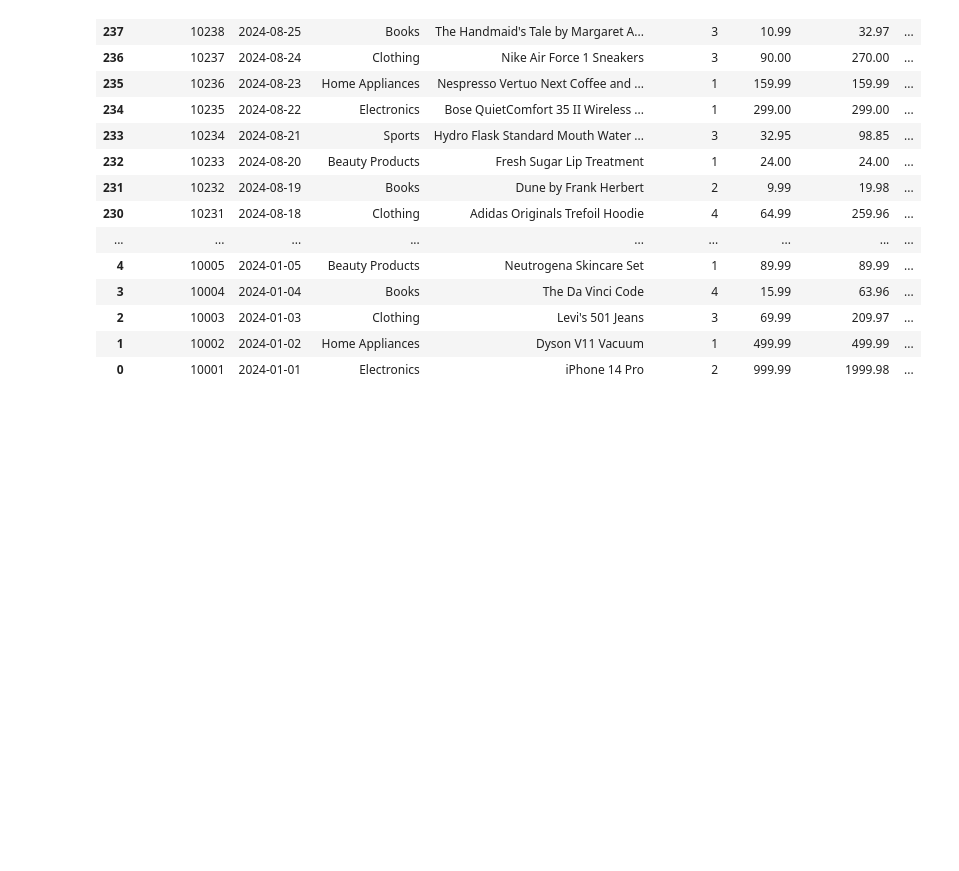
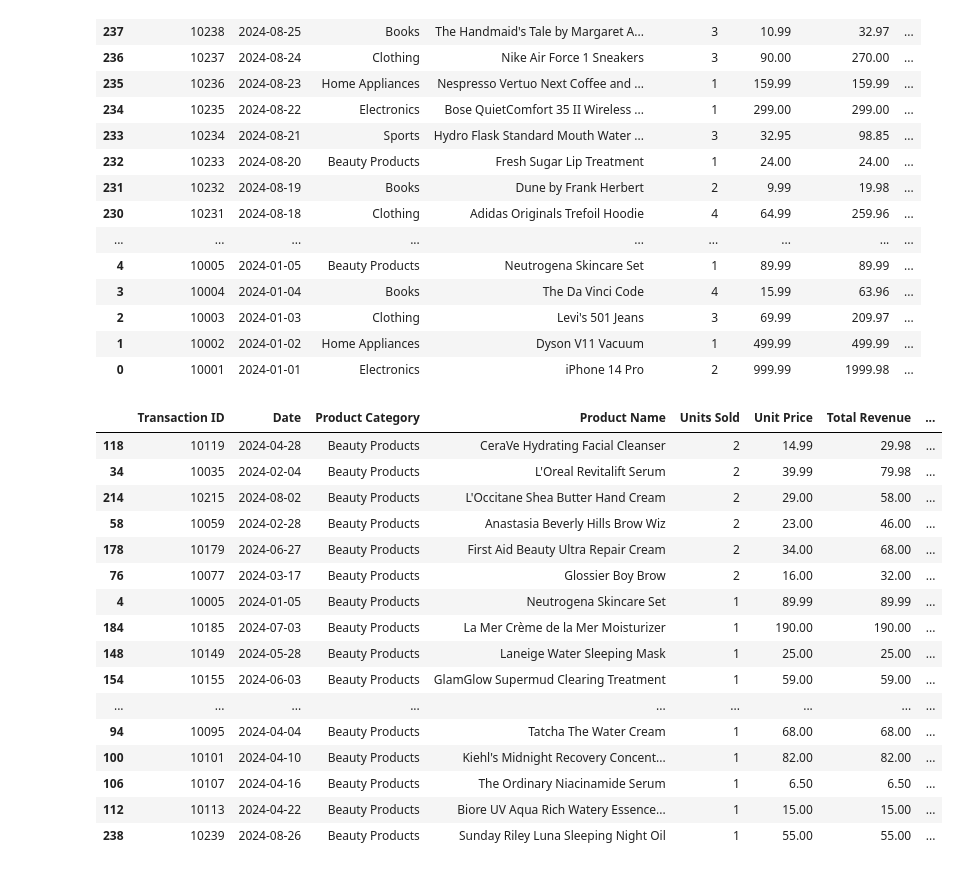
Before and after one commit to sindhuyarajana/Pandas, a Jupyter notebook: filtering_ordering.ipynb, the cells around one changed output. Saved outputs shown, nothing was run; the diff lists cells and outputs as text; code cells hidden in the pictures; blank space fills up the shorter version.

Commit message:
combining filtering and ordering

```diff
--- a/filtering_ordering.ipynb
+++ b/filtering_ordering.ipynb
@@ -126,3 +127,24 @@ df.sort_index(ascending = False)
 | 2 | 10003 | 2024-01-03 | Clothing | Levi's 501 Jeans | 3 | 69.99 | 209.97 | ... |
 | 1 | 10002 | 2024-01-02 | Home Appliances | Dyson V11 Vacuum | 1 | 499.99 | 499.99 | ... |
 | 0 | 10001 | 2024-01-01 | Electronics | iPhone 14 Pro | 2 | 999.99 | 1999.98 | ... |
+# %%
+#combining filtering and ordering
+df[df['Product Category'] == 'Beauty Products'].sort_values('Units Sold', ascending = False)
+# %% [output]
+|  | Transaction ID | Date | Product Category | Product Name | Units Sold | Unit Price | Total Revenue | ... |
+| 118 | 10119 | 2024-04-28 | Beauty Products | CeraVe Hydrating Facial Cleanser | 2 | 14.99 | 29.98 | ... |
+| 34 | 10035 | 2024-02-04 | Beauty Products | L'Oreal Revitalift Serum | 2 | 39.99 | 79.98 | ... |
+| 214 | 10215 | 2024-08-02 | Beauty Products | L'Occitane Shea Butter Hand Cream | 2 | 29.00 | 58.00 | ... |
+| 58 | 10059 | 2024-02-28 | Beauty Products | Anastasia Beverly Hills Brow Wiz | 2 | 23.00 | 46.00 | ... |
+| 178 | 10179 | 2024-06-27 | Beauty Products | First Aid Beauty Ultra Repair Cream | 2 | 34.00 | 68.00 | ... |
+| 76 | 10077 | 2024-03-17 | Beauty Products | Glossier Boy Brow | 2 | 16.00 | 32.00 | ... |
+| 4 | 10005 | 2024-01-05 | Beauty Products | Neutrogena Skincare Set | 1 | 89.99 | 89.99 | ... |
+| 184 | 10185 | 2024-07-03 | Beauty Products | La Mer Crème de la Mer Moisturizer | 1 | 190.00 | 190.00 | ... |
+| 148 | 10149 | 2024-05-28 | Beauty Products | Laneige Water Sleeping Mask | 1 | 25.00 | 25.00 | ... |
+| 154 | 10155 | 2024-06-03 | Beauty Products | GlamGlow Supermud Clearing Treatment | 1 | 59.00 | 59.00 | ... |
+| ... | ... | ... | ... | ... | ... | ... | ... | ... |
+| 94 | 10095 | 2024-04-04 | Beauty Products | Tatcha The Water Cream | 1 | 68.00 | 68.00 | ... |
+| 100 | 10101 | 2024-04-10 | Beauty Products | Kiehl's Midnight Recovery Concent... | 1 | 82.00 | 82.00 | ... |
+| 106 | 10107 | 2024-04-16 | Beauty Products | The Ordinary Niacinamide Serum | 1 | 6.50 | 6.50 | ... |
+| 112 | 10113 | 2024-04-22 | Beauty Products | Biore UV Aqua Rich Watery Essence... | 1 | 15.00 | 15.00 | ... |
+| 238 | 10239 | 2024-08-26 | Beauty Products | Sunday Riley Luna Sleeping Night Oil | 1 | 55.00 | 55.00 | ... |
```
Also changed, not shown: parts of 1 cell of this notebook.
